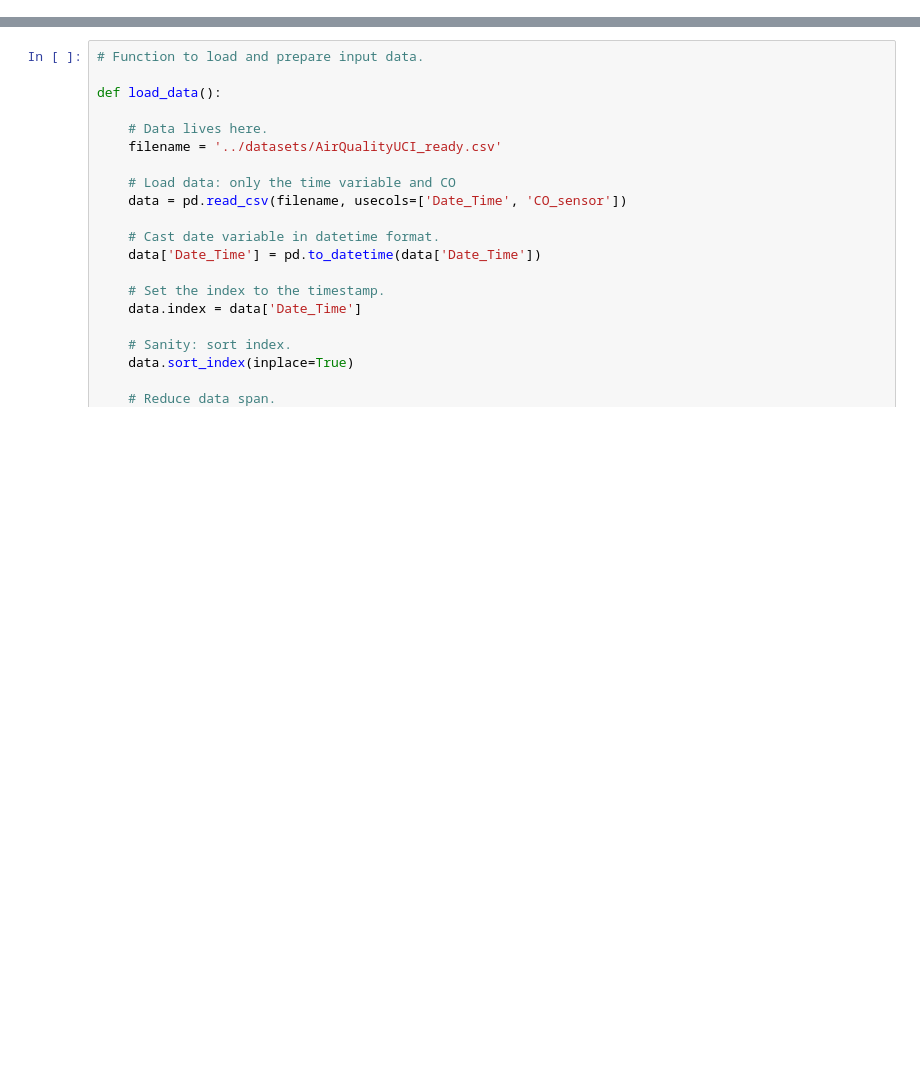
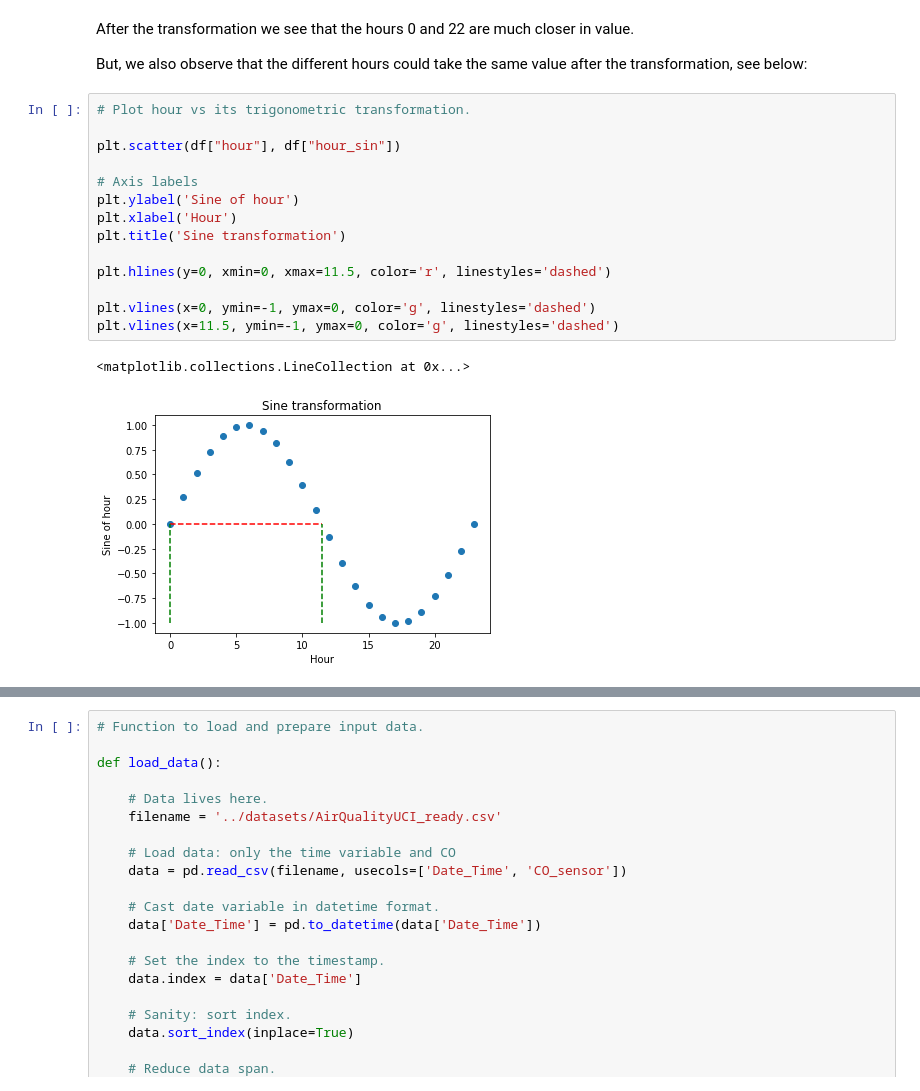
Before and after one commit to trainindata/feature-engineering-for-time-series-forecasting, a Jupyter notebook: 10-Time-Features/04-periodic-features.ipynb, the cells around one changed output, grey strips where cells are left out. Cells and saved outputs as stored; diff of their text form; blank space fills up the shorter version.

```diff
--- a/10-Time-Features/04-periodic-features.ipynb
+++ b/10-Time-Features/04-periodic-features.ipynb
@@ -286,0 +82,21 @@ We work now with the air quality dataset that we created in the notebook **03-pr
+# %% [markdown]
+After the transformation we see that the hours 0 and 22 are much closer in value.
+
+But, we also observe that the different hours could take the same value after the transformation, see below:
+# %%
+# Plot hour vs its trigonometric transformation.
+
+plt.scatter(df["hour"], df["hour_sin"])
+
+# Axis labels
+plt.ylabel('Sine of hour')
+plt.xlabel('Hour')
+plt.title('Sine transformation')
+
+plt.hlines(y=0, xmin=0, xmax=11.5, color='r', linestyles='dashed')
+
+plt.vlines(x=0, ymin=-1, ymax=0, color='g', linestyles='dashed')
+plt.vlines(x=11.5, ymin=-1, ymax=0, color='g', linestyles='dashed')
+# %% [output]
+<matplotlib.collections.LineCollection at 0x...>
+[figure, added]
```
Also changed, not shown: parts of 78 cells of this notebook.
